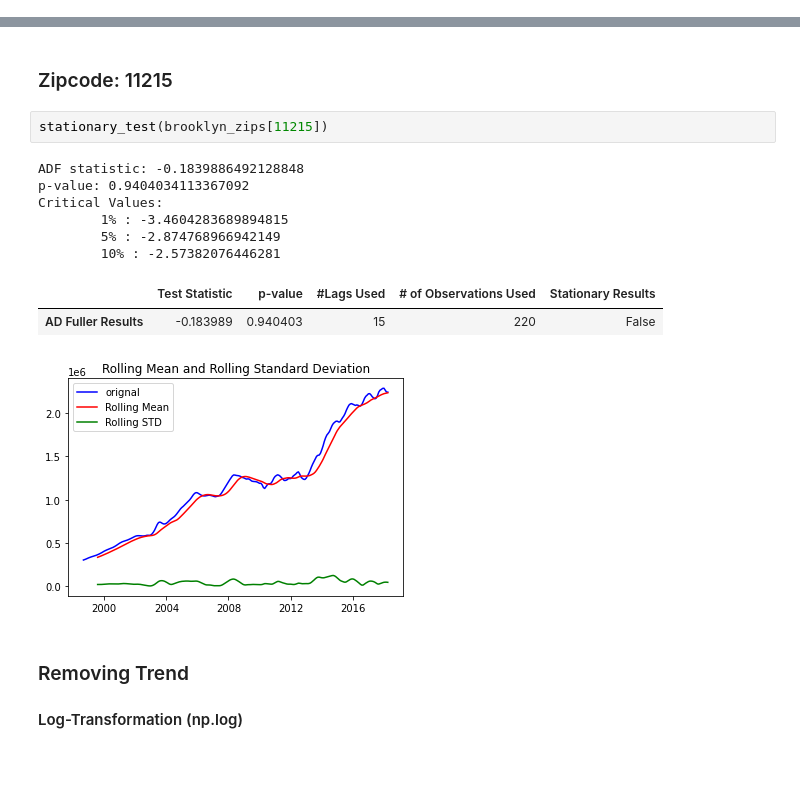
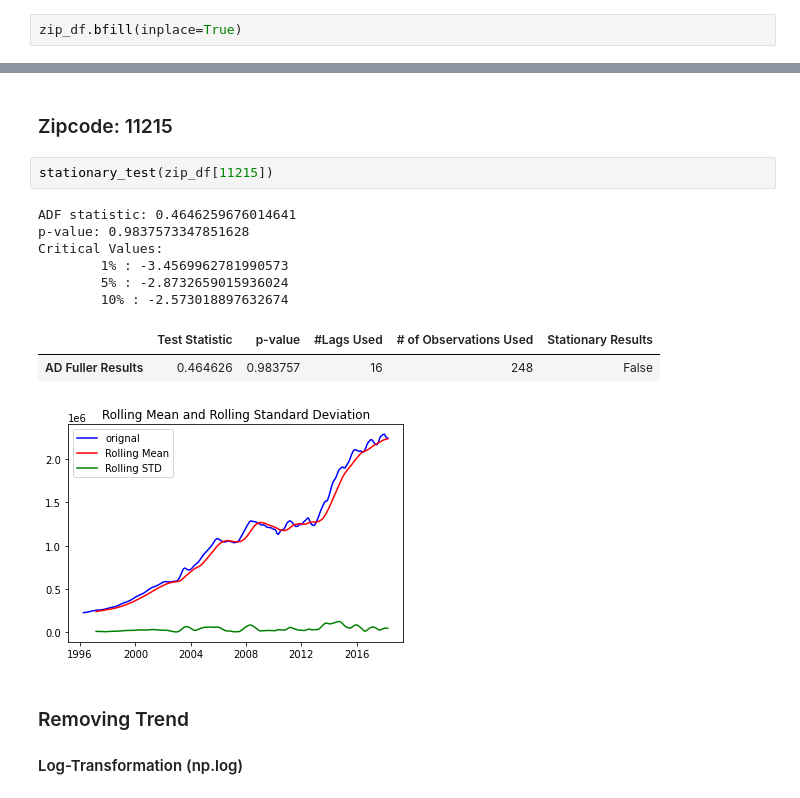
Before and after one commit to davidrtorres/Model-4-Brooklyn-Real-Estate-Investment, a Jupyter notebook: time-series/starter_notebook-Copy5.ipynb, the cells around one changed output, grey strips where cells are left out. Drawn from its saved outputs; the diff is of its cells as text; blank space fills up the shorter version.

```diff
--- a/time-series/starter_notebook-Copy5.ipynb
+++ b/time-series/starter_notebook-Copy5.ipynb
@@ -215,0 +236,2 @@ DatetimeIndex(['1996-04-01', '1996-05-01', '1996-06-01', '1996-07-01',
+# %%
+zip_df.bfill(inplace=True)
@@ -528,17 +559,17 @@ Critical Values:
 # %% [markdown]
 ### Zipcode:  11215
 # %%
-stationary_test(brooklyn_zips[11215])
+stationary_test(zip_df[11215])
 # %% [output]
-ADF statistic: -0.1839886492128848
-p-value: 0.9404034113367092
+ADF statistic: 0.4646259676014641
+p-value: 0.9837573347851628
 Critical Values:
-        1% : -3.4604283689894815
-        5% : -2.874768966942149
-        10% : -2.57382076446281
+        1% : -3.4569962781990573
+        5% : -2.8732659015936024
+        10% : -2.573018897632674
 |  | Test Statistic | p-value | #Lags Used | # of Observations Used | Stationary Results |
-| AD Fuller Results | -0.183989 | 0.940403 | 15 | 220 | False |
+| AD Fuller Results | 0.464626 | 0.983757 | 16 | 248 | False |
-[figure, old version]
+[figure, new version]
 # %% [markdown]
 ### Removing Trend
 #### Log-Transformation (np.log)
```
Also changed, not shown: parts of 29 cells of this notebook, 2 other files.
